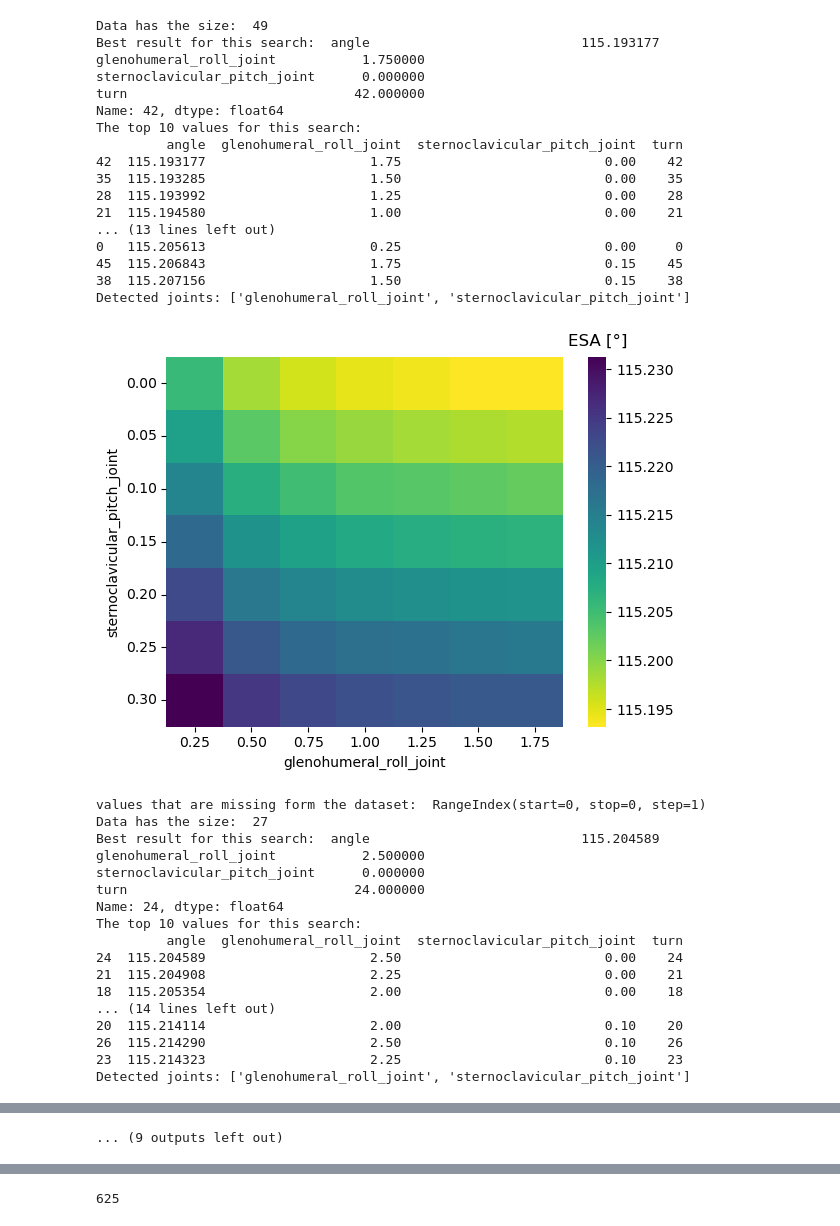
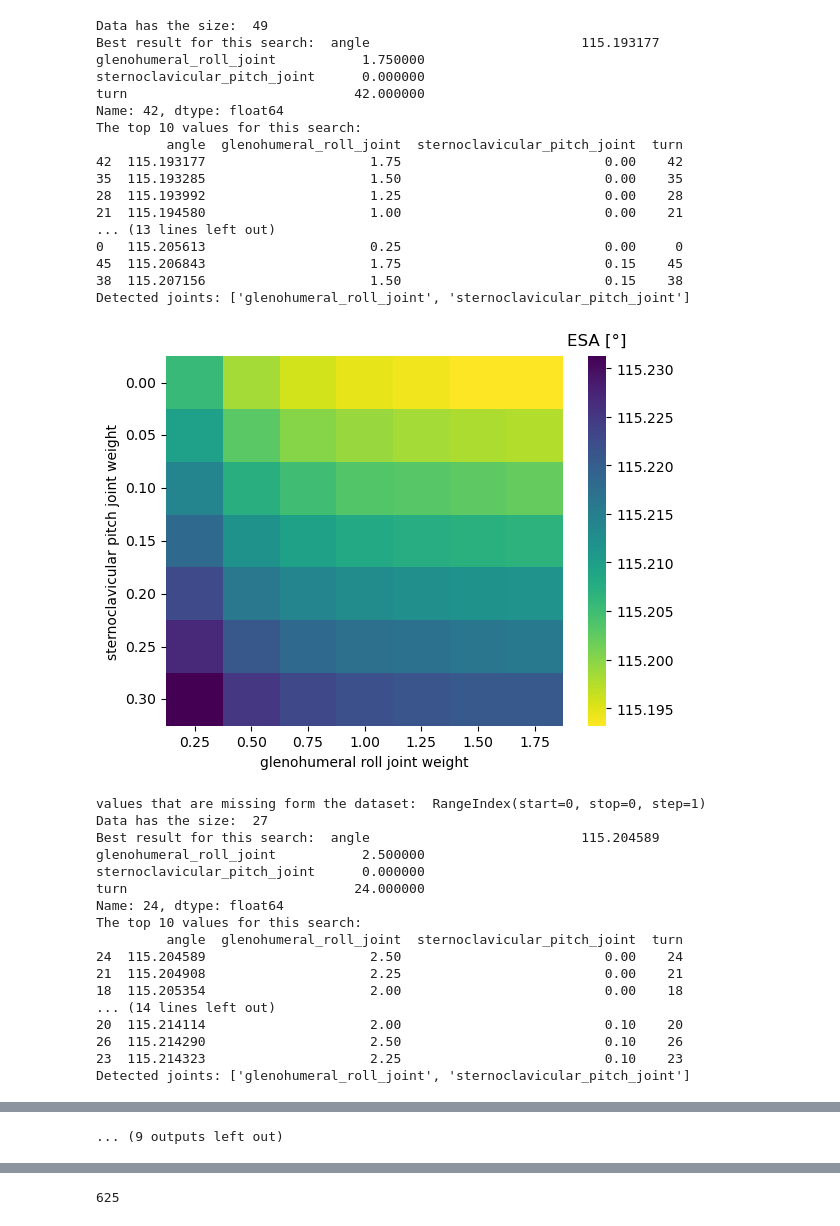
Before and after one commit to bj1110/Masterarbeit, a Jupyter notebook: eval/gridsearch_eval.ipynb, the cells around one changed output, grey strips where cells are left out. Drawn from its saved outputs; the diff is of its cells as text; code cells hidden in the pictures.

```diff
--- a/eval/gridsearch_eval.ipynb
+++ b/eval/gridsearch_eval.ipynb
@@ -34,39 +34,41 @@ def display_data(idx):
     )
     plt.figure()
     ax= sns.heatmap(pivot, cmap="viridis_r")
+    ax.set_xlabel(cols.replace("_", " ") + " weight")
+    ax.set_ylabel(rows.replace("_", " ") + " weight")
     cbar = ax.collections[0].colorbar
     cbar.set_label("")  # remove side label (optional)
     cbar.ax.set_title("ESA [°]", pad=8)
     ax.set_xticklabels([f"{x:.2f}" for x in pivot.columns])
     ax.set_yticklabels([f"{y:.2f}" for y in pivot.index])
     plt.show()
     n = len(data)
     missing = pd.Index(range(n)).difference(data["turn"])
     print("values that are missing form the dataset: ", missing)
 
 
 
 for i in range(2,12):
     display_data(i)
 # %% [output]
 Data has the size:  49
 Best result for this search:  angle                           115.193177
 glenohumeral_roll_joint           1.750000
 sternoclavicular_pitch_joint      0.000000
 turn                             42.000000
 Name: 42, dtype: float64
 The top 10 values for this search:
          angle  glenohumeral_roll_joint  sternoclavicular_pitch_joint  turn
 42  115.193177                     1.75                          0.00    42
 35  115.193285                     1.50                          0.00    35
 28  115.193992                     1.25                          0.00    28
 21  115.194580                     1.00                          0.00    21
 ... (13 lines left out)
 0   115.205613                     0.25                          0.00     0
 45  115.206843                     1.75                          0.15    45
 38  115.207156                     1.50                          0.15    38
 Detected joints: ['glenohumeral_roll_joint', 'sternoclavicular_pitch_joint']
-[figure, old version]
+[figure, new version]
 values that are missing form the dataset:  RangeIndex(start=0, stop=0, step=1)
 Data has the size:  27
 Best result for this search:  angle                           115.204589
```
Also changed, not shown: parts of 4 cells of this notebook.
